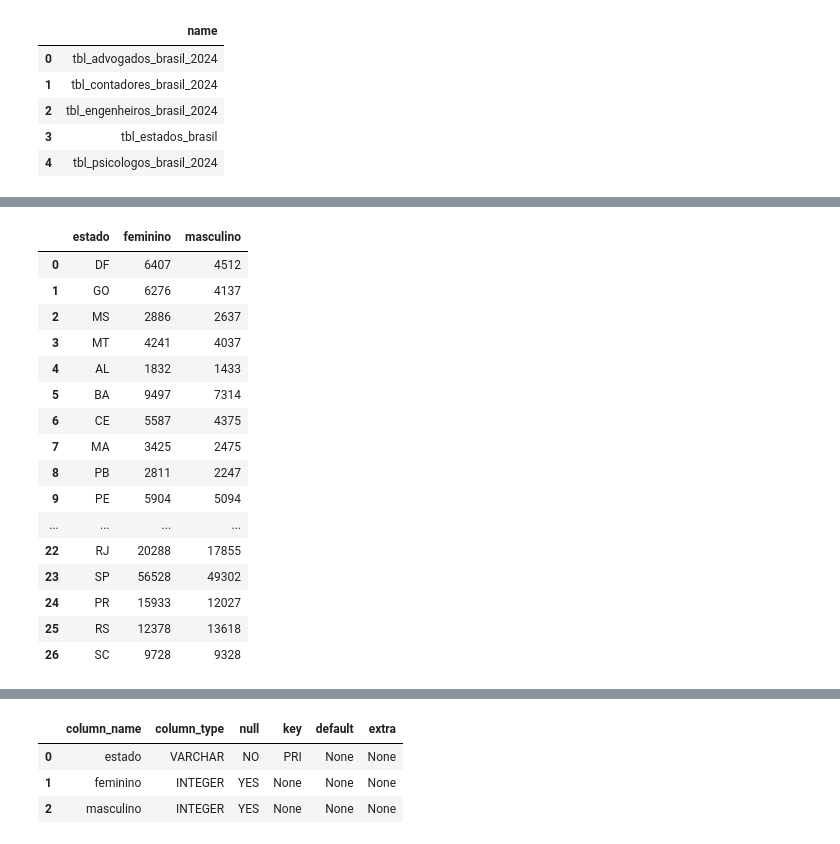
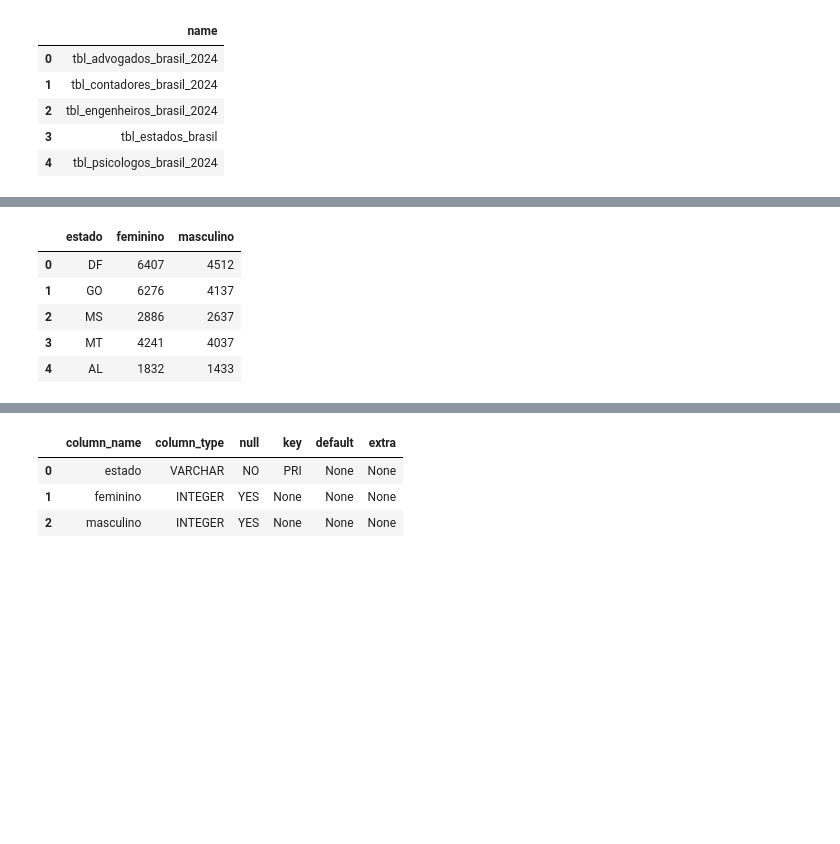
Before and after one commit to gfill99/distribuicao-de-profissoes, a Jupyter notebook: analise_de_dados/app/analise_de_dados.ipynb, the cells around one changed output, grey strips where cells are left out. Saved outputs shown, nothing was run; the diff lists cells and outputs as text; code cells hidden in the pictures; blank space fills up the shorter version.

```diff
--- a/analise_de_dados/app/analise_de_dados.ipynb
+++ b/analise_de_dados/app/analise_de_dados.ipynb
@@ -48,21 +37,10 @@ tabela['advogados']
 # %%
-tabela['contadores']
+tabela['contadores'].head()
 # %% [output]
 |  | estado | feminino | masculino |
 | 0 | DF | 6407 | 4512 |
 | 1 | GO | 6276 | 4137 |
 | 2 | MS | 2886 | 2637 |
 | 3 | MT | 4241 | 4037 |
 | 4 | AL | 1832 | 1433 |
-| 5 | BA | 9497 | 7314 |
-| 6 | CE | 5587 | 4375 |
-| 7 | MA | 3425 | 2475 |
-| 8 | PB | 2811 | 2247 |
-| 9 | PE | 5904 | 5094 |
-| ... | ... | ... | ... |
-| 22 | RJ | 20288 | 17855 |
-| 23 | SP | 56528 | 49302 |
-| 24 | PR | 15933 | 12027 |
-| 25 | RS | 12378 | 13618 |
-| 26 | SC | 9728 | 9328 |
 # %%
```
Also changed, not shown: parts of 21 cells of this notebook.
